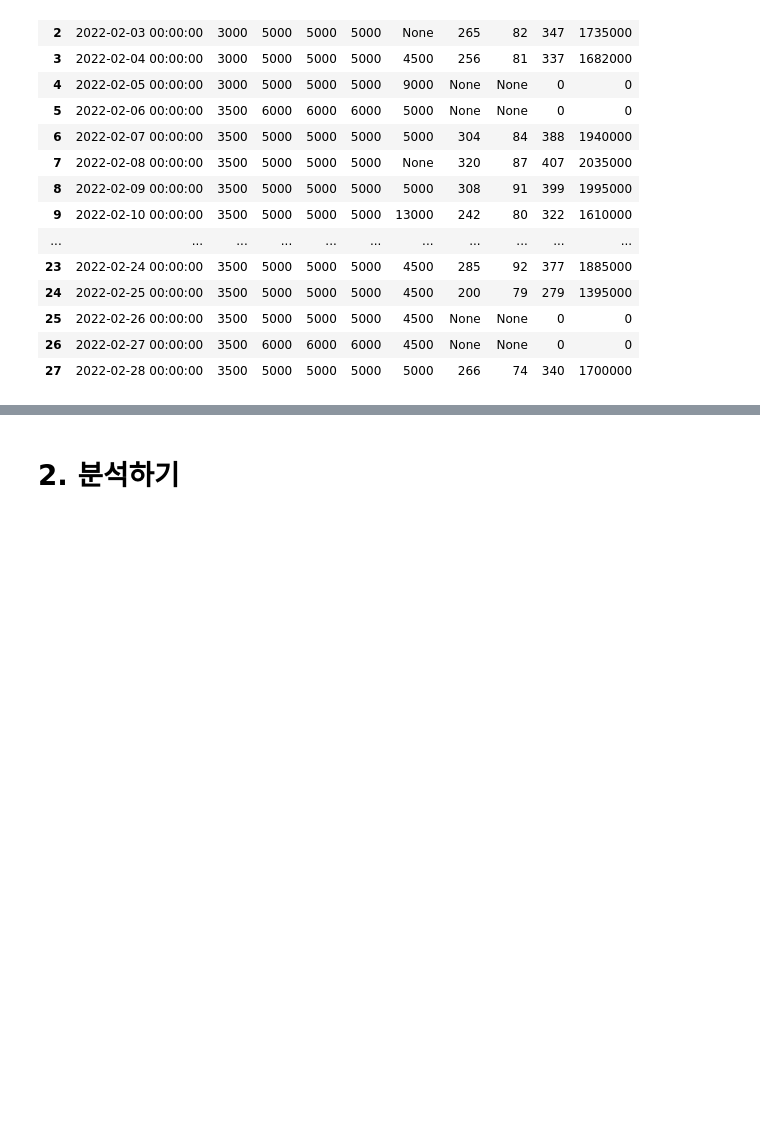
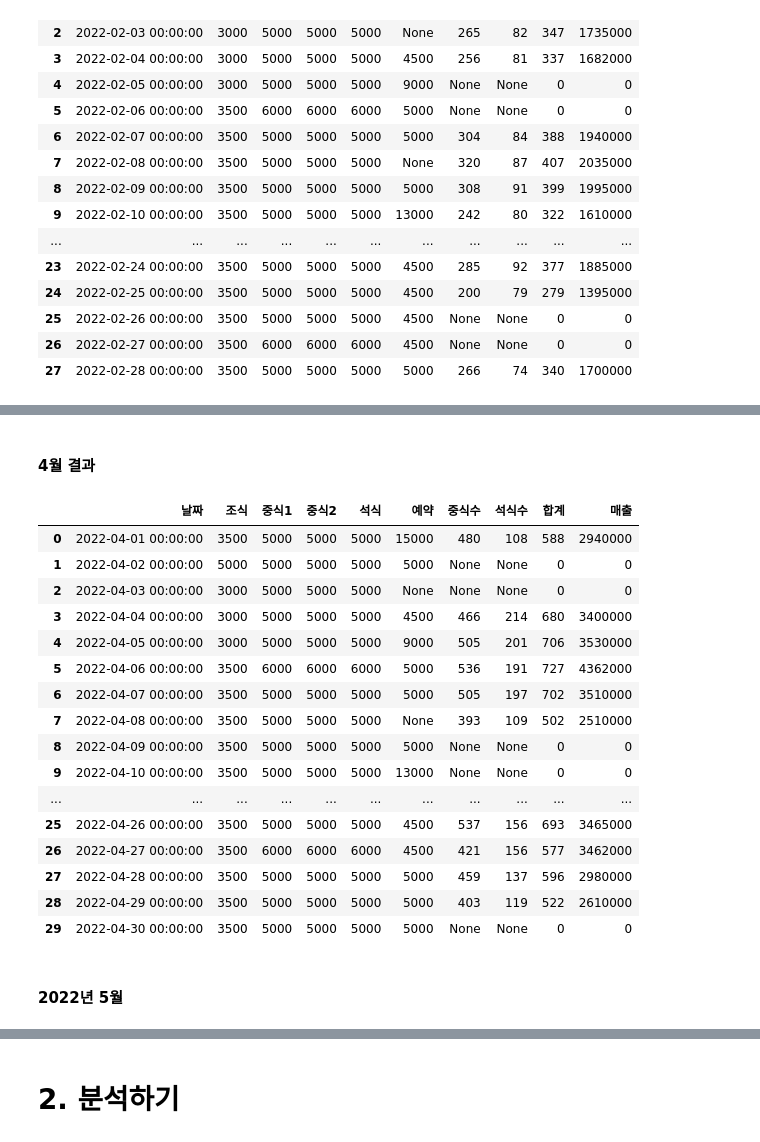
Before and after one commit to 10wook/School_Restaurants_demand_forcast, a Jupyter notebook: test.ipynb, the cells around one changed output, grey strips where cells are left out. Drawn from its saved outputs; the diff is of its cells as text; code cells hidden in the pictures; blank space fills up the shorter version.

```diff
--- a/test.ipynb
+++ b/test.ipynb
@@ -174,0 +287,24 @@ demend_info_2022_02
+# %% [markdown]
+#### 4월 결과
+# %%
+demend_info_2022_04
+# %% [output]
+|  | 날짜 | 조식 | 중식1 | 중식2 | 석식 | 예약 | 중식수 | 석식수 | 합계 | 매출 |
+| 0 | 2022-04-01 00:00:00 | 3500 | 5000 | 5000 | 5000 | 15000 | 480 | 108 | 588 | 2940000 |
+| 1 | 2022-04-02 00:00:00 | 5000 | 5000 | 5000 | 5000 | 5000 | None | None | 0 | 0 |
+| 2 | 2022-04-03 00:00:00 | 3000 | 5000 | 5000 | 5000 | None | None | None | 0 | 0 |
+| 3 | 2022-04-04 00:00:00 | 3000 | 5000 | 5000 | 5000 | 4500 | 466 | 214 | 680 | 3400000 |
+| 4 | 2022-04-05 00:00:00 | 3000 | 5000 | 5000 | 5000 | 9000 | 505 | 201 | 706 | 3530000 |
+| 5 | 2022-04-06 00:00:00 | 3500 | 6000 | 6000 | 6000 | 5000 | 536 | 191 | 727 | 4362000 |
+| 6 | 2022-04-07 00:00:00 | 3500 | 5000 | 5000 | 5000 | 5000 | 505 | 197 | 702 | 3510000 |
+| 7 | 2022-04-08 00:00:00 | 3500 | 5000 | 5000 | 5000 | None | 393 | 109 | 502 | 2510000 |
+| 8 | 2022-04-09 00:00:00 | 3500 | 5000 | 5000 | 5000 | 5000 | None | None | 0 | 0 |
+| 9 | 2022-04-10 00:00:00 | 3500 | 5000 | 5000 | 5000 | 13000 | None | None | 0 | 0 |
+| ... | ... | ... | ... | ... | ... | ... | ... | ... | ... | ... |
+| 25 | 2022-04-26 00:00:00 | 3500 | 5000 | 5000 | 5000 | 4500 | 537 | 156 | 693 | 3465000 |
+| 26 | 2022-04-27 00:00:00 | 3500 | 6000 | 6000 | 6000 | 4500 | 421 | 156 | 577 | 3462000 |
+| 27 | 2022-04-28 00:00:00 | 3500 | 5000 | 5000 | 5000 | 5000 | 459 | 137 | 596 | 2980000 |
+| 28 | 2022-04-29 00:00:00 | 3500 | 5000 | 5000 | 5000 | 5000 | 403 | 119 | 522 | 2610000 |
+| 29 | 2022-04-30 00:00:00 | 3500 | 5000 | 5000 | 5000 | 5000 | None | None | 0 | 0 |
+# %% [markdown]
+#### 2022년 5월
```
Also changed, not shown: parts of 22 cells of this notebook.
